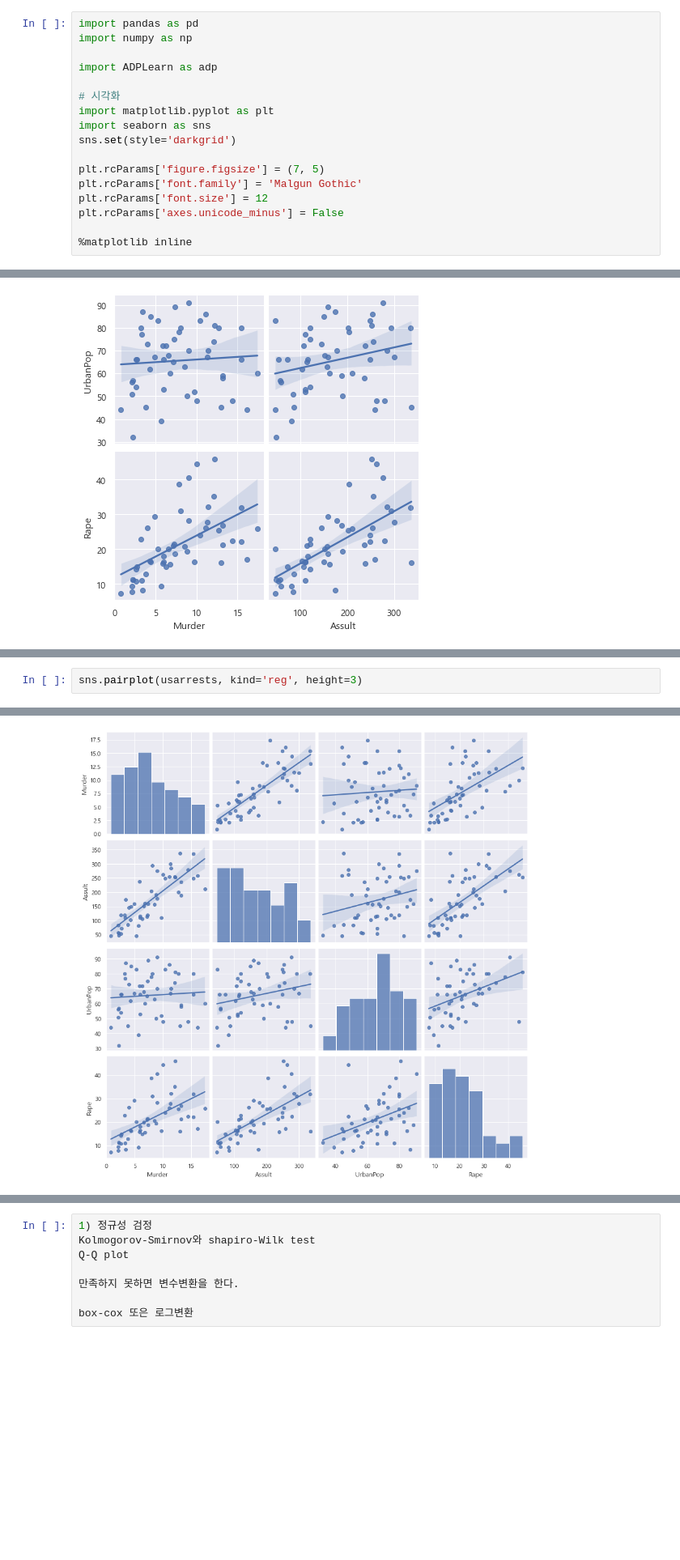
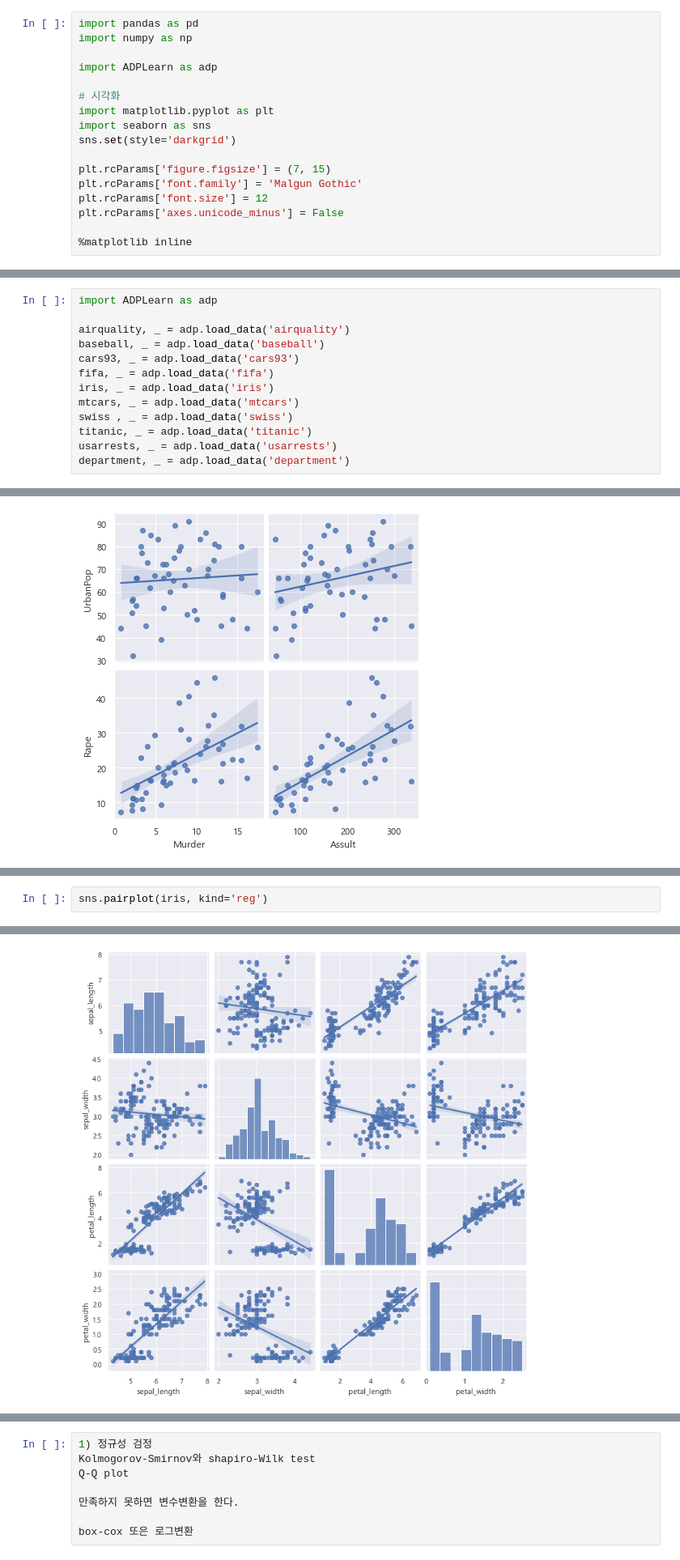
Before and after one commit to ksky1313/ADP, a Jupyter notebook: 11. 데이터전처리.ipynb, the cells around one changed output, grey strips where cells are left out. Shown at 81% size. Drawn from its saved outputs; the diff is of its cells as text; blank space fills up the shorter version.

```diff
--- a/11. 데이터전처리.ipynb
+++ b/11. 데이터전처리.ipynb
@@ -9,7 +9,7 @@ import matplotlib.pyplot as plt
 import seaborn as sns
 sns.set(style='darkgrid')
 
-plt.rcParams['figure.figsize'] = (7, 5)
+plt.rcParams['figure.figsize'] = (7, 15)
 plt.rcParams['font.family'] = 'Malgun Gothic'
 plt.rcParams['font.size'] = 12
 plt.rcParams['axes.unicode_minus'] = False
@@ -59,0 +32,13 @@ sns.heatmap(usarrests.corr(), cmap="RdPu", annot=True,
+# %%
+import ADPLearn as adp
+
+airquality, _ = adp.load_data('airquality')
+baseball, _ = adp.load_data('baseball')
+cars93, _ = adp.load_data('cars93')
+fifa, _ = adp.load_data('fifa')
+iris, _ = adp.load_data('iris')
+mtcars, _ = adp.load_data('mtcars')
+swiss , _ = adp.load_data('swiss')
+titanic, _ = adp.load_data('titanic')
+usarrests, _ = adp.load_data('usarrests')
+department, _ = adp.load_data('department')
@@ -115,8 +209,8 @@ sns.pairplot(usarrests,x_vars=['Murder','Assult'],
 # %%
-sns.pairplot(usarrests, kind='reg', height=3)
+sns.pairplot(iris, kind='reg')
 # %% [output]
 <seaborn.axisgrid.PairGrid at 0x...>
-[figure, old version]
+[figure, new version]
 # %%
 # Correlation Graph
 def corr_plot(df, options='pairplot'):
```
Also changed, not shown: parts of 33 cells of this notebook, 11 other files.
